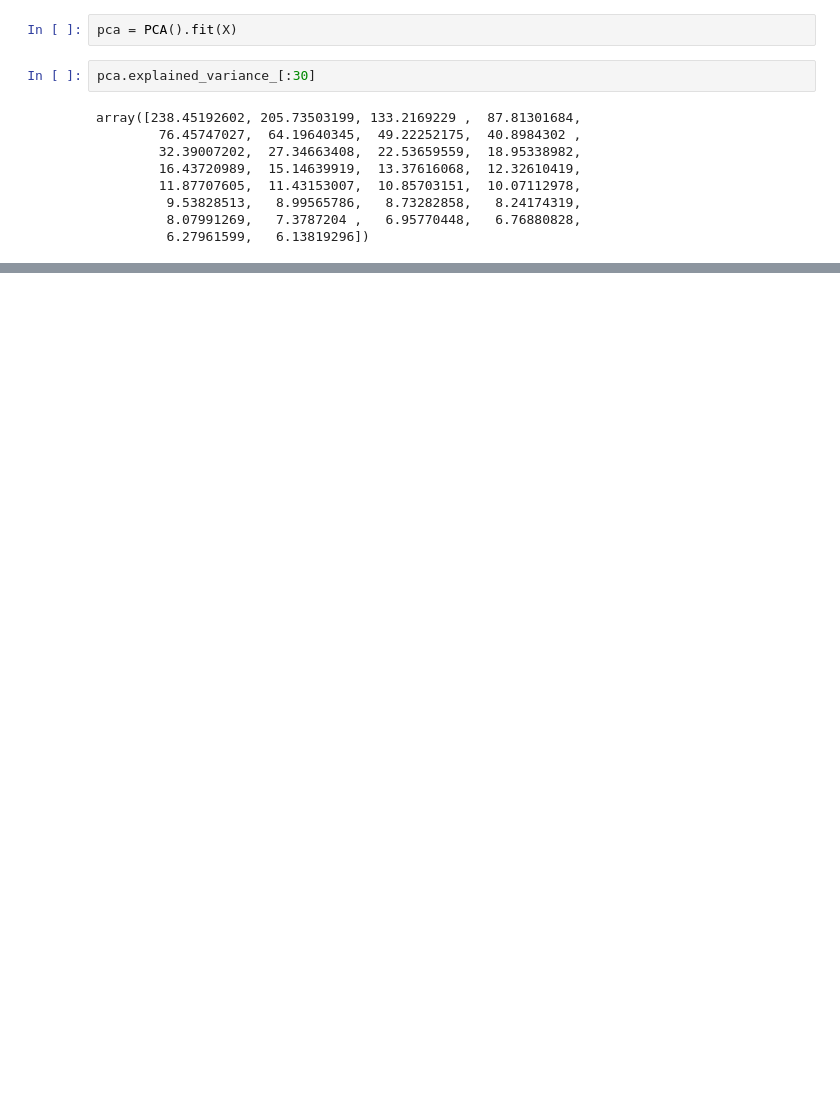
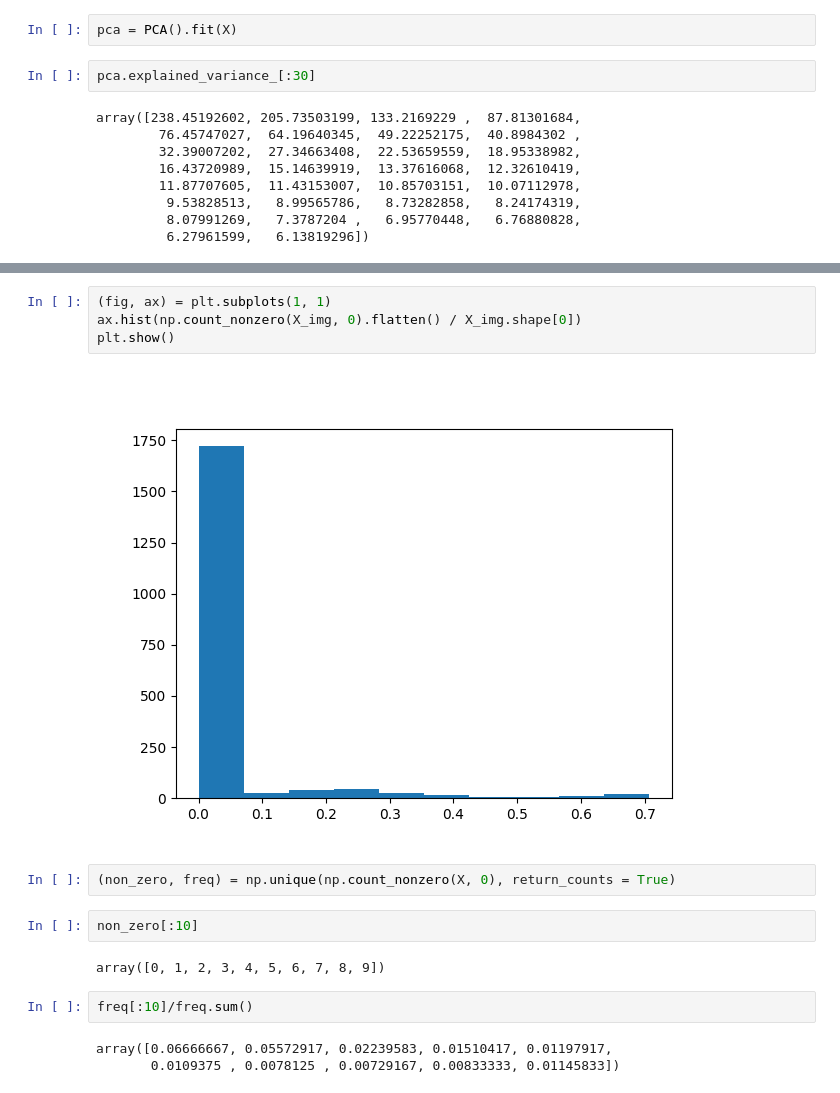
Before and after one commit to AllenInstitute/cplAE_MET, a Jupyter notebook: notebooks/Morphology_PCA.ipynb, the cells around one changed output, grey strips where cells are left out. Saved outputs shown, nothing was run; the diff lists cells and outputs as text; blank space fills up the shorter version.

```diff
--- a/notebooks/Morphology_PCA.ipynb
+++ b/notebooks/Morphology_PCA.ipynb
@@ -70,0 +91,17 @@ sio.savemat(dest_name, matlab)
+# %%
+(fig, ax) = plt.subplots(1, 1)
+ax.hist(np.count_nonzero(X_img, 0).flatten() / X_img.shape[0])
+plt.show()
+# %% [output]
+[figure, added]
+# %%
+(non_zero, freq) = np.unique(np.count_nonzero(X, 0), return_counts = True)
+# %%
+non_zero[:10]
+# %% [output]
+array([0, 1, 2, 3, 4, 5, 6, 7, 8, 9])
+# %%
+freq[:10]/freq.sum()
+# %% [output]
+array([0.06666667, 0.05572917, 0.02239583, 0.01510417, 0.01197917,
+       0.0109375 , 0.0078125 , 0.00729167, 0.00833333, 0.01145833])
```
Also changed, not shown: parts of 12 cells of this notebook, 1 other file.
